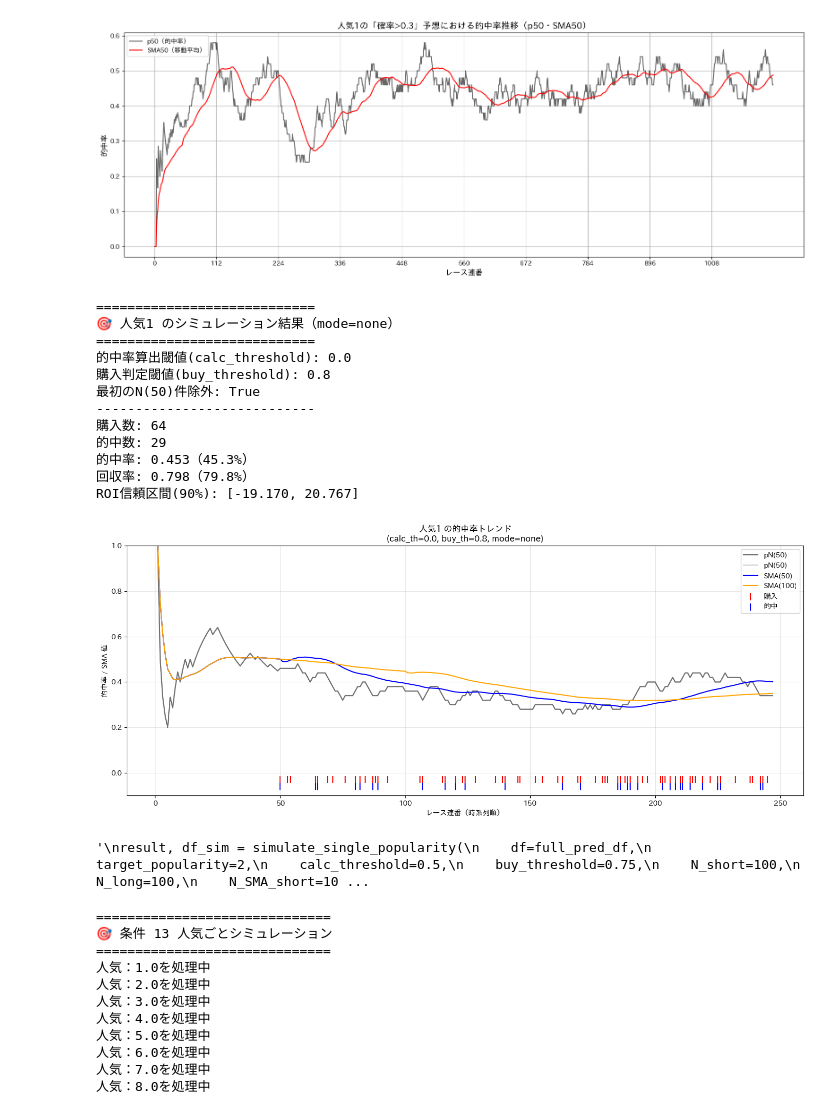
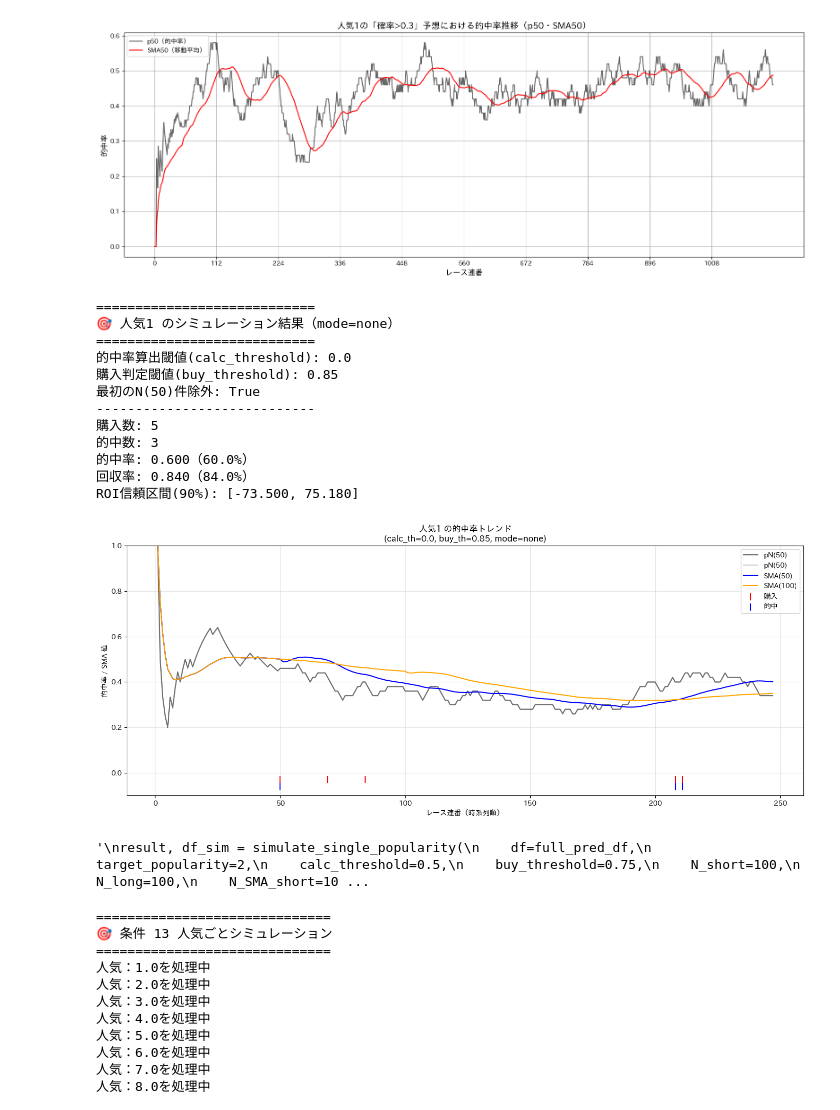
Before and after one commit to anniereon/keiba_ml, a Jupyter notebook: 上位に入る確率を予想して的中率や回収率の改善に繋げたい.ipynb, the cells around one changed output. Cells and saved outputs as stored; diff of their text form; code cells hidden in the pictures.

```diff
--- a/上位に入る確率を予想して的中率や回収率の改善に繋げたい.ipynb
+++ b/上位に入る確率を予想して的中率や回収率の改善に繋げたい.ipynb
@@ -757,46 +679,46 @@ result, df_sim = simulate_single_popularity(
     df=full_pred_df,
     target_popularity=1,
     calc_threshold=0.0,
-    buy_threshold=0.8,
+    buy_threshold=0.85,
     N_short=50,
     N_long=50,
     N_SMA_short=50,
     N_SMA_long=100,
     min_odds=1.1,
     max_odds=10000,
     pN_threshold=0.0,
     buy_mode="none",
     exclude_initial_N=True,
 )
 '''
 result, df_sim = simulate_single_popularity(
     df=full_pred_df,
     target_popularity=2,
     calc_threshold=0.5,
     buy_threshold=0.75,
     N_short=100,
     N_long=100,
     N_SMA_short=10,
     N_SMA_long=100,
     pN_threshold=0.2,
     buy_mode="pN_SMA_short_cross_th",
     exclude_initial_N=True,
 )
 '''
 # %% [output]
 ============================
 🎯 人気1 のシミュレーション結果（mode=none）
 ============================
 的中率算出閾値(calc_threshold): 0.0
-購入判定閾値(buy_threshold): 0.8
+購入判定閾値(buy_threshold): 0.85
 最初のN(50)件除外: True
 ----------------------------
-購入数: 64
-的中数: 29
-的中率: 0.453（45.3%）
-回収率: 0.798（79.8%）
-ROI信頼区間(90%): [-19.170, 20.767]
+購入数: 5
+的中数: 3
+的中率: 0.600（60.0%）
+回収率: 0.840（84.0%）
+ROI信頼区間(90%): [-73.500, 75.180]
-[figure, old version]
+[figure, new version]
 '\nresult, df_sim = simulate_single_popularity(\n    df=full_pred_df,\n    target_popularity=2,\n    calc_threshold=0.5,\n    buy_threshold=0.75,\n    N_short=100,\n    N_long=100,\n    N_SMA_short=10 ...
 # %%
 from scipy import stats
```
Also changed, not shown: parts of 4 cells of this notebook.
